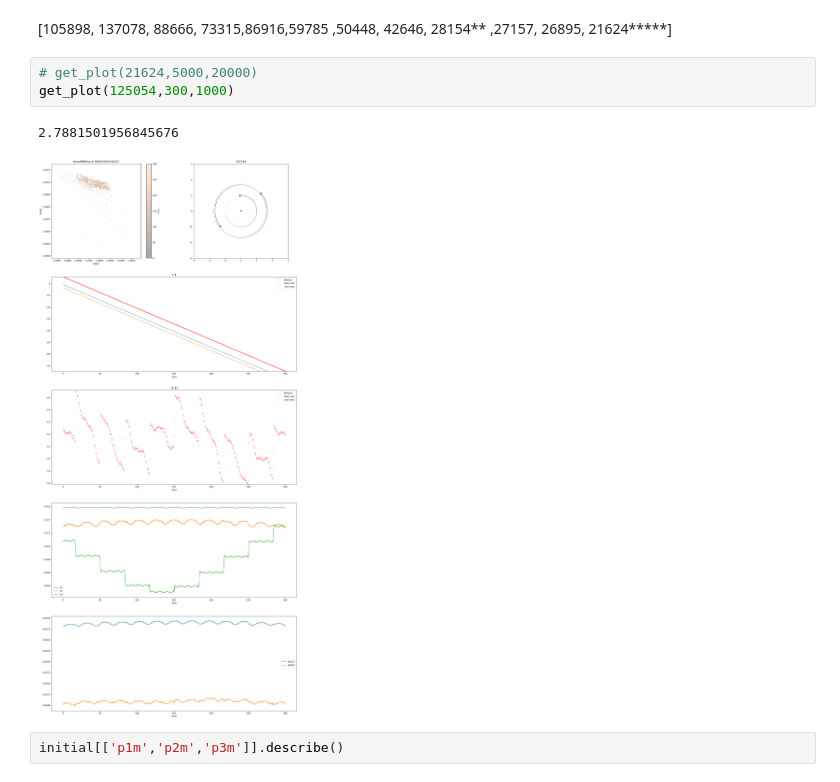
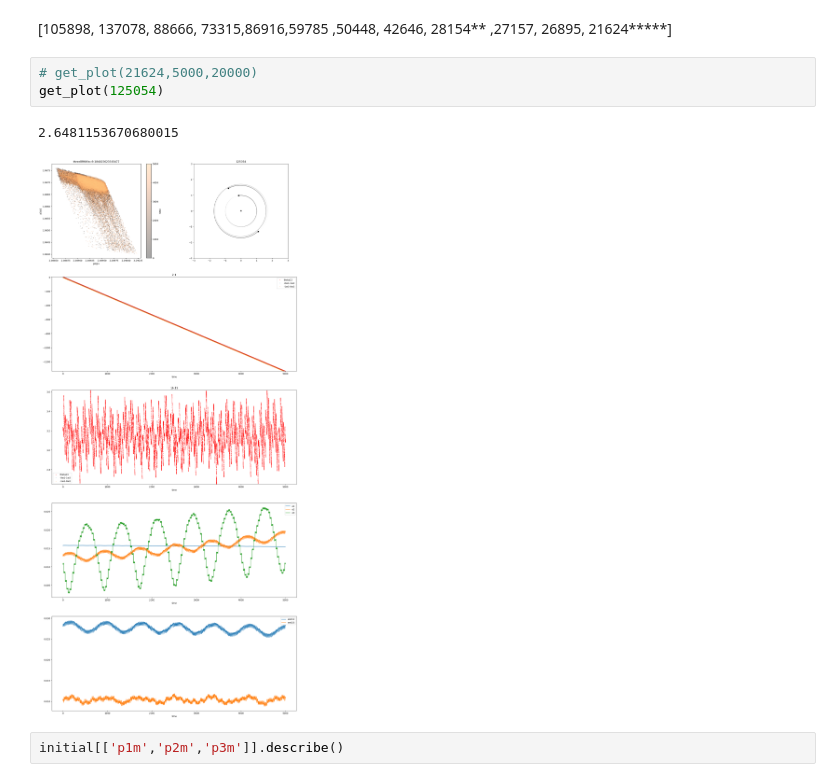
Before and after one commit to Ethadhani/summerSPOCK, a Jupyter notebook: datafilt/datafilt.ipynb, the cells around one changed output. Cells and saved outputs as stored; diff of their text form.

```diff
--- a/datafilt/datafilt.ipynb
+++ b/datafilt/datafilt.ipynb
@@ -378,10 +406,10 @@ super weird: 130265
 21624*****]
 # %%
 # get_plot(21624,5000,20000)
-get_plot(125054,300,1000)
+get_plot(125054)
 # %% [output]
-2.7881501956845676
+2.6481153670680015
-[figure, old version]
+[figure, new version]
 # %%
 initial[['p1m','p2m','p3m']].describe()
 # %% [output]
```
Also changed, not shown: parts of 3 cells of this notebook, 6 other files.
